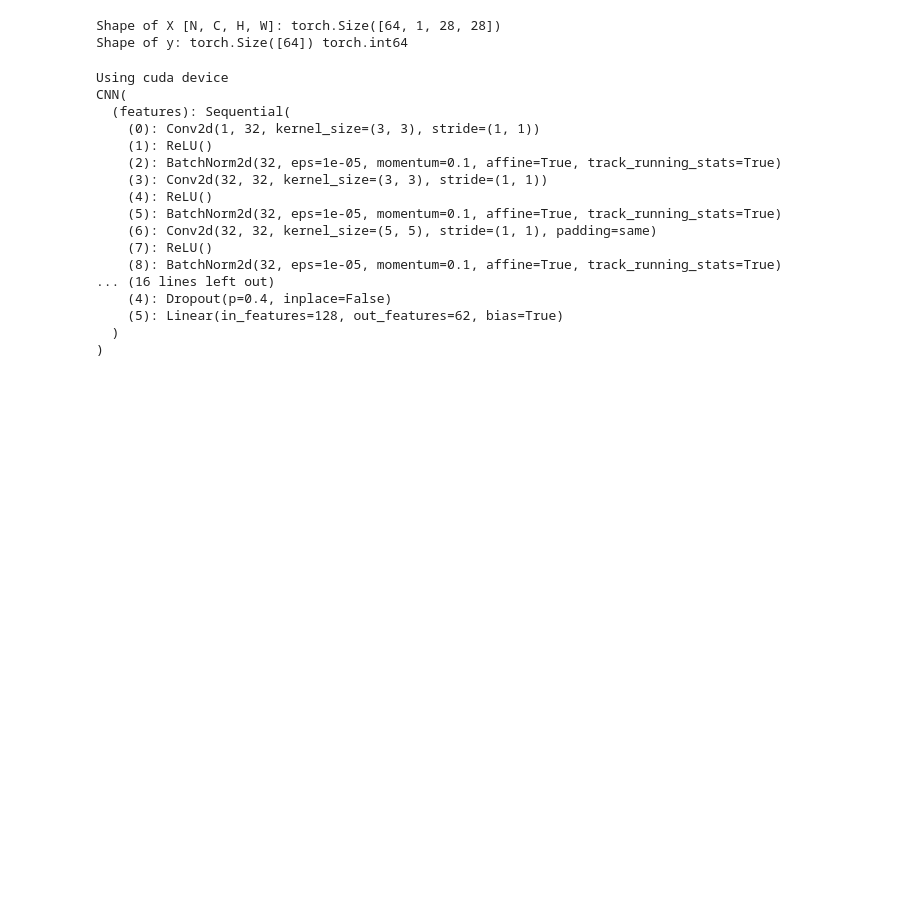
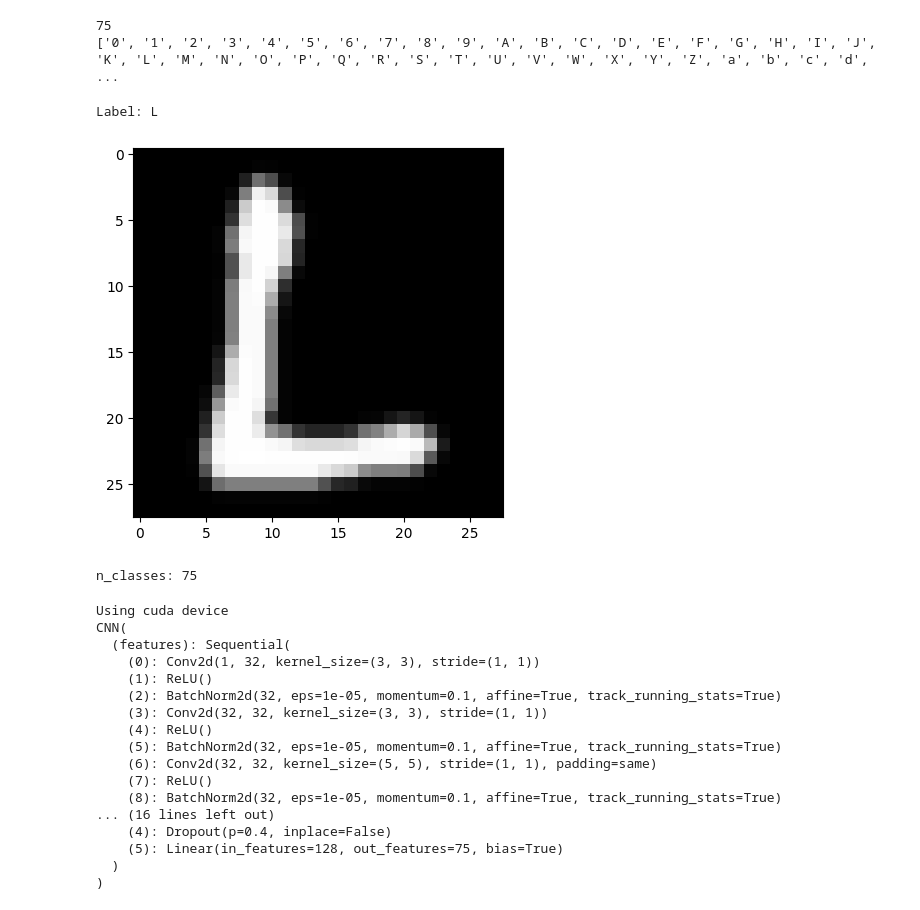
Before and after one commit to ryantran2165/cmpe295-lms, a Jupyter notebook: cmpe295a-ml/train_classifier.ipynb, the cells around one changed output. Drawn from its saved outputs; the diff is of its cells as text; code cells hidden in the pictures; blank space fills up the shorter version.

```diff
--- a/cmpe295a-ml/train_classifier.ipynb
+++ b/cmpe295a-ml/train_classifier.ipynb
@@ -34,21 +171,65 @@ test_data = datasets.EMNIST(
+# %%
+if "mnist" in name and "symbols" not in name:
+    train_data = emnist_train_data
+    test_data = emnist_test_data
+elif "mnist" not in name and "symbols" in name:
+    train_data = math_symbols_train_data
+    test_data = math_symbols_test_data
+else:
+    train_data = ConcatDataset([emnist_train_data, math_symbols_train_data])
+    test_data = ConcatDataset([emnist_test_data, math_symbols_test_data])
+# %%
+if name == "mnist_mathsymbols":
+    class_names = [str(num) for num in range(10)] + math_symbols
+elif "mnist" in name and "symbols" not in name:
+    class_names = (
+        [str(num) for num in range(10)]
+        + [chr(capital) for capital in range(ord("A"), ord("Z") + 1)]
+        + [chr(lower) for lower in range(ord("a"), ord("z") + 1)]
+    )
+elif "mnist" not in name and "symbols" in name:
+    class_names = math_symbols
+else:
+    class_names = (
+        [str(num) for num in range(10)]
+        + [chr(capital) for capital in range(ord("A"), ord("Z") + 1)]
+        + [chr(lower) for lower in range(ord("a"), ord("z") + 1)]
+        + math_symbols
+    )
+print(len(class_names))
+print(class_names)
+# %% [output]
+75
+['0', '1', '2', '3', '4', '5', '6', '7', '8', '9', 'A', 'B', 'C', 'D', 'E', 'F', 'G', 'H', 'I', 'J', 'K', 'L', 'M', 'N', 'O', 'P', 'Q', 'R', 'S', 'T', 'U', 'V', 'W', 'X', 'Y', 'Z', 'a', 'b', 'c', 'd', ...
+# %%
+idx = np.random.randint(0, len(train_data))
+sample_img, sample_label = train_data[idx]
+plt.imshow(sample_img.reshape(28, 28), cmap="gray")
+print("Label:", class_names[sample_label])
+# %% [output]
+Label: L
+[figure, added]
 # %%
 batch_size = 64
 
-train_dataloader = DataLoader(training_data, batch_size=batch_size)
-test_dataloader = DataLoader(test_data, batch_size=batch_size)
+train_dataloader = DataLoader(train_data, batch_size=batch_size, shuffle=True, num_workers=0)
+test_dataloader = DataLoader(test_data, batch_size=batch_size, shuffle=True, num_workers=0)
 
-for X, y in test_dataloader:
-    print(f"Shape of X [N, C, H, W]: {X.shape}")
-    print(f"Shape of y: {y.shape} {y.dtype}")
-    break
+# for X, y in test_dataloader:
+#     print(f"Shape of X [N, C, H, W]: {X.shape}")
+#     print(f"Shape of y: {y.shape} {y.dtype}")
+#     break
 
-n_classes = len(training_data.targets.unique())
+n_classes = len(class_names)
+print("n_classes:", n_classes)
 # %% [output]
-Shape of X [N, C, H, W]: torch.Size([64, 1, 28, 28])
-Shape of y: torch.Size([64]) torch.int64
+n_classes: 75
 # %%
-device = "cuda" if torch.cuda.is_available() else "mps" if torch.backends.mps.is_available() else "cpu"
+device = (
+    "cuda" if torch.cuda.is_available() else "mps" if torch.backends.mps.is_available() else "cpu"
+)
 print(f"Using {device} device")
+
 
 class CNN(nn.Module):
     def __init__(self):
@@ -60,7 +241,7 @@ class CNN(nn.Module):
             nn.Conv2d(in_channels=32, out_channels=32, kernel_size=3),
             nn.ReLU(),
             nn.BatchNorm2d(num_features=32),
-            nn.Conv2d(in_channels=32, out_channels=32, kernel_size=5, stride=1, padding='same'),
+            nn.Conv2d(in_channels=32, out_channels=32, kernel_size=5, stride=1, padding="same"),
             nn.ReLU(),
             nn.BatchNorm2d(num_features=32),
             nn.Dropout(p=0.4),
@@ -70,13 +251,13 @@ class CNN(nn.Module):
             nn.Conv2d(in_channels=64, out_channels=64, kernel_size=3),
             nn.ReLU(),
             nn.BatchNorm2d(num_features=64),
-            nn.Conv2d(in_channels=64, out_channels=64, kernel_size=5, stride=1, padding='same'),
+            nn.Conv2d(in_channels=64, out_channels=64, kernel_size=5, stride=1, padding="same"),
             nn.ReLU(),
             nn.BatchNorm2d(num_features=64),
         )
         self.classifier = nn.Sequential(
             nn.Dropout(p=0.4),
-            nn.Linear(in_features=64*20*20, out_features=128),
+            nn.Linear(in_features=64 * 20 * 20, out_features=128),
             nn.ReLU(),
             nn.BatchNorm1d(num_features=128),
             nn.Dropout(p=0.4),
@@ -89,6 +270,7 @@ class CNN(nn.Module):
         out = self.classifier(out)
         return out
 
+
 model = CNN().to(device)
 print(model)
 # %% [output]
@@ -106,7 +288,7 @@ CNN(
     (8): BatchNorm2d(32, eps=1e-05, momentum=0.1, affine=True, track_running_stats=True)
 ... (16 lines left out)
     (4): Dropout(p=0.4, inplace=False)
-    (5): Linear(in_features=128, out_features=62, bias=True)
+    (5): Linear(in_features=128, out_features=75, bias=True)
   )
 )
 # %%
```
Also changed, not shown: parts of 10 cells of this notebook, 34 other files.
